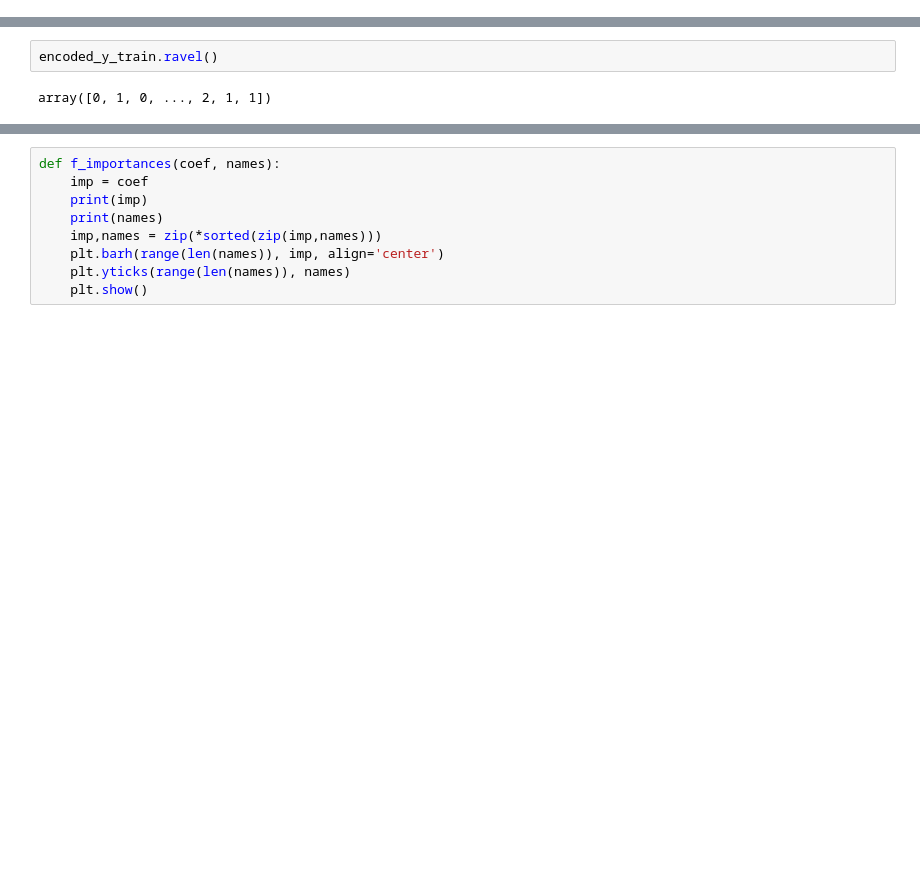
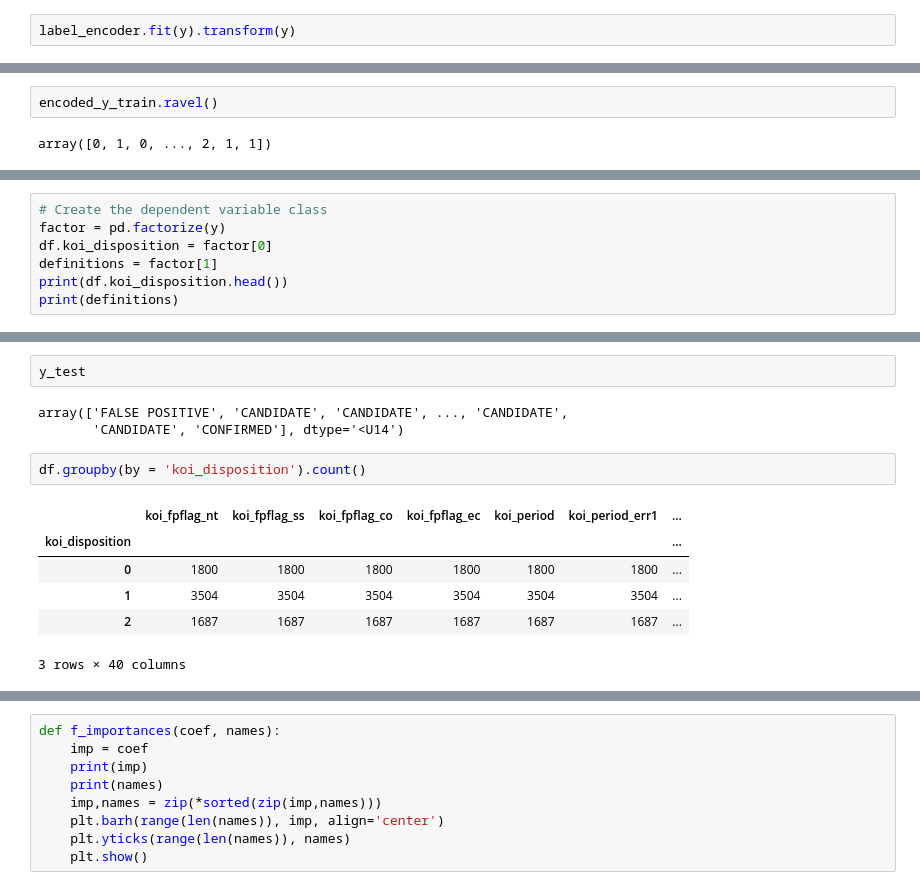
Before and after one commit to kharris294/machine-learning-challenge, a Jupyter notebook: Random_Forest_Model.ipynb, the cells around one changed output, grey strips where cells are left out. Cells and saved outputs as stored; diff of their text form; blank space fills up the shorter version.

```diff
--- a/model_1.ipynb
+++ b/Random_Forest_Model.ipynb
@@ -92,3 +76,5 @@ from sklearn.preprocessing import LabelEncoder
 label_encoder = LabelEncoder()
 label_encoder.fit(y)
 encoded_y = label_encoder.transform(y)
+# %%
+label_encoder.fit(y).transform(y)
@@ -215,0 +238,7 @@ Testing Data Score: 0.8558352402745996
+# %%
+# Create the dependent variable class
+factor = pd.factorize(y)
+df.koi_disposition = factor[0]
+definitions = factor[1]
+print(df.koi_disposition.head())
+print(definitions)
@@ -215,0 +270,14 @@ Testing Data Score: 0.8558352402745996
+# %%
+y_test
+# %% [output]
+array(['FALSE POSITIVE', 'CANDIDATE', 'CANDIDATE', ..., 'CANDIDATE',
+       'CANDIDATE', 'CONFIRMED'], dtype='<U14')
+# %%
+df.groupby(by = 'koi_disposition').count()
+# %% [output]
+|  | koi_fpflag_nt | koi_fpflag_ss | koi_fpflag_co | koi_fpflag_ec | koi_period | koi_period_err1 | ... |
+| koi_disposition |  |  |  |  |  |  | ... |
+| 0 | 1800 | 1800 | 1800 | 1800 | 1800 | 1800 | ... |
+| 1 | 3504 | 3504 | 3504 | 3504 | 3504 | 3504 | ... |
+| 2 | 1687 | 1687 | 1687 | 1687 | 1687 | 1687 | ... |
+3 rows × 40 columns
```
Also changed, not shown: parts of 72 cells of this notebook.
